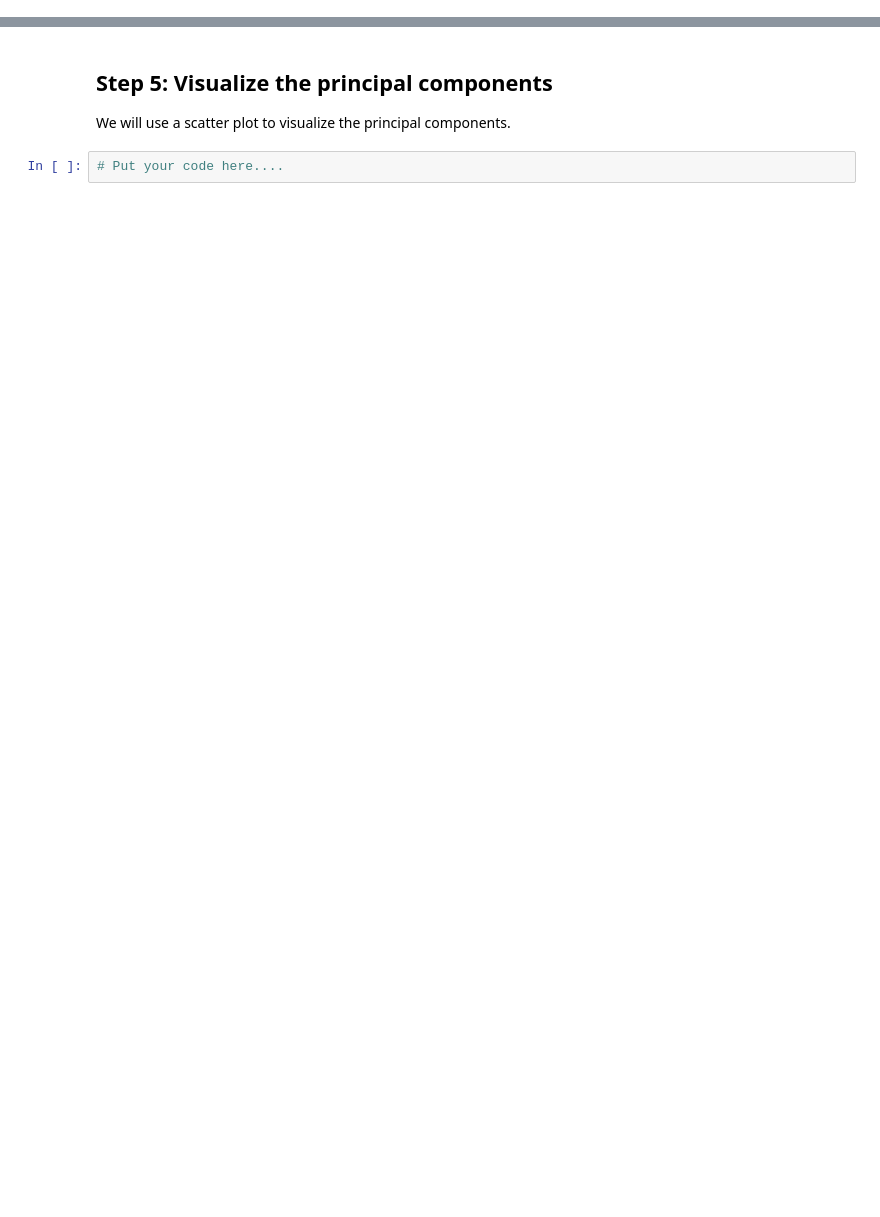
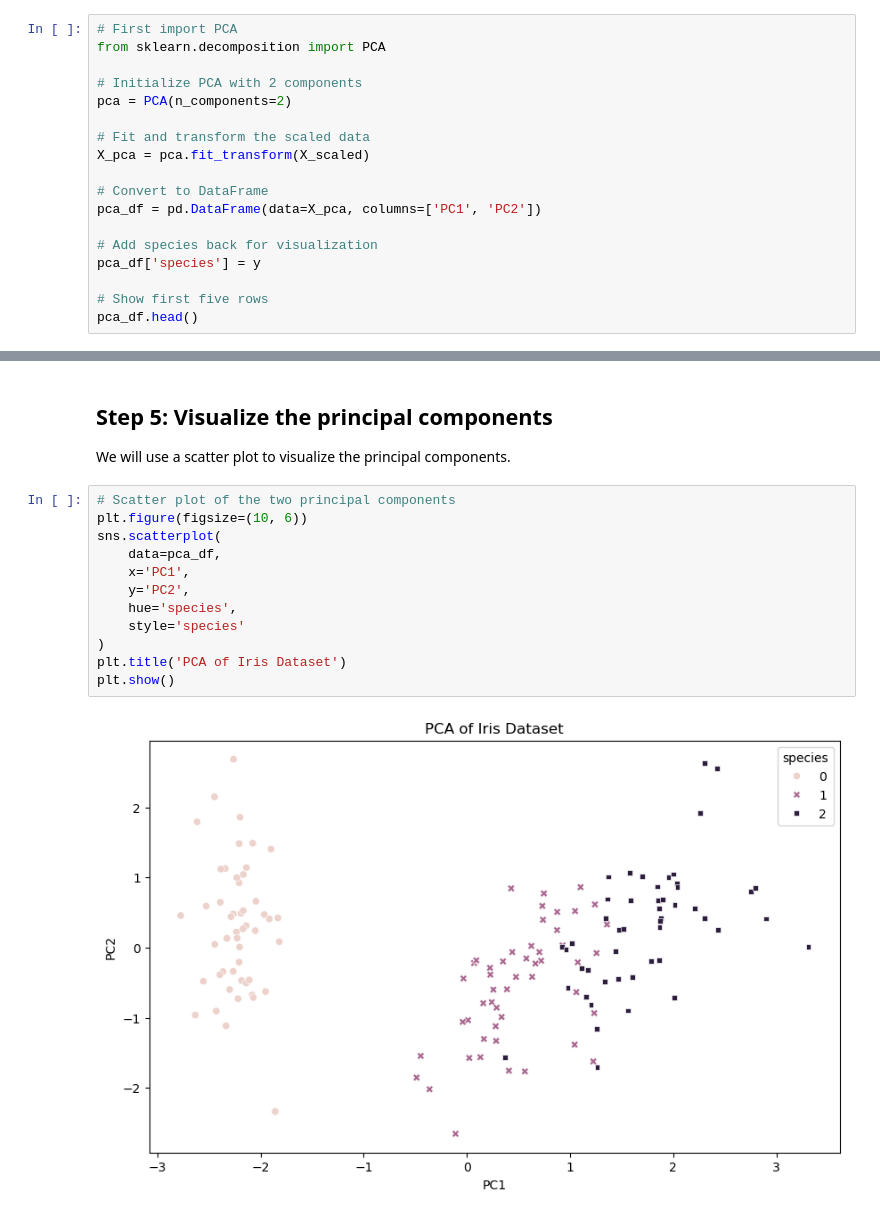
Before and after one commit to ndethi/opit-rai7002, a Jupyter notebook: 4 Linear Dimensionality Reduction/1_Start_coding_ldr.ipynb, the cells around one changed output, grey strips where cells are left out. Saved outputs shown, nothing was run; the diff lists cells and outputs as text; blank space fills up the shorter version.

```diff
--- a/4 Linear Dimensionality Reduction/1_Start_coding_ldr.ipynb
+++ b/4 Linear Dimensionality Reduction/1_Start_coding_ldr.ipynb
@@ -92,0 +91,18 @@ We will perform PCA to reduce the dimensionality of the dataset to 2 components.
+# %%
+# First import PCA
+from sklearn.decomposition import PCA
+
+# Initialize PCA with 2 components
+pca = PCA(n_components=2)
+
+# Fit and transform the scaled data
+X_pca = pca.fit_transform(X_scaled)
+
+# Convert to DataFrame
+pca_df = pd.DataFrame(data=X_pca, columns=['PC1', 'PC2'])
+
+# Add species back for visualization
+pca_df['species'] = y
+
+# Show first five rows
+pca_df.head()
@@ -93,5 +116,17 @@ We will perform PCA to reduce the dimensionality of the dataset to 2 components.
 # %% [markdown]
 ## Step 5: Visualize the principal components
 We will use a scatter plot to visualize the principal components.
-# %%
-# Put your code here....
+# %%
+# Scatter plot of the two principal components
+plt.figure(figsize=(10, 6))
+sns.scatterplot(
+    data=pca_df,
+    x='PC1',
+    y='PC2',
+    hue='species',
+    style='species'
+)
+plt.title('PCA of Iris Dataset')
+plt.show()
+# %% [output]
+[figure, added]
```
Also changed, not shown: parts of 2 cells of this notebook.
